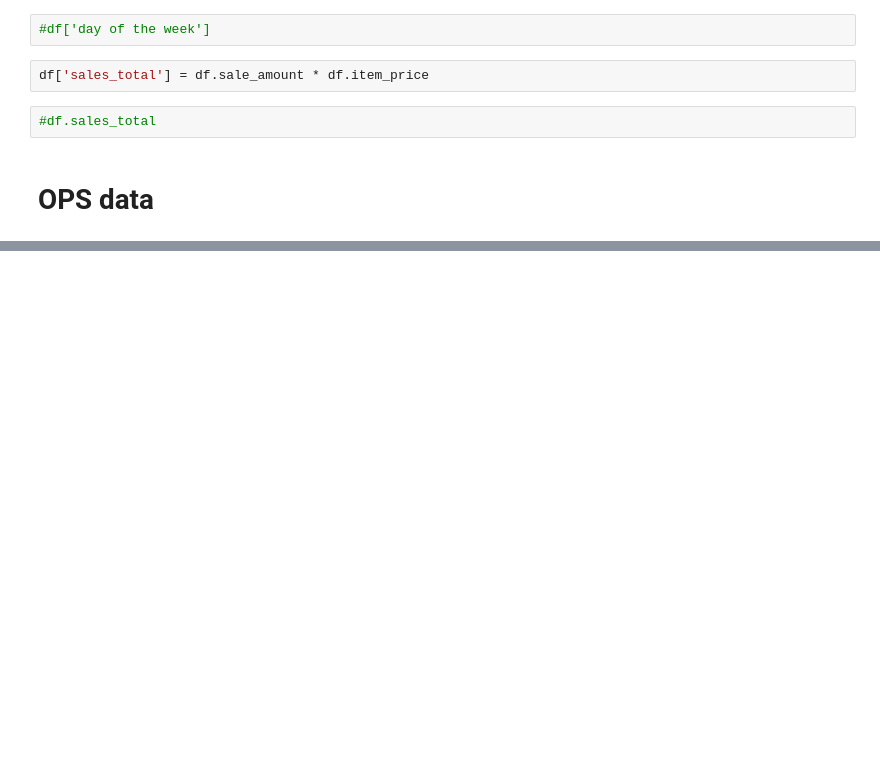
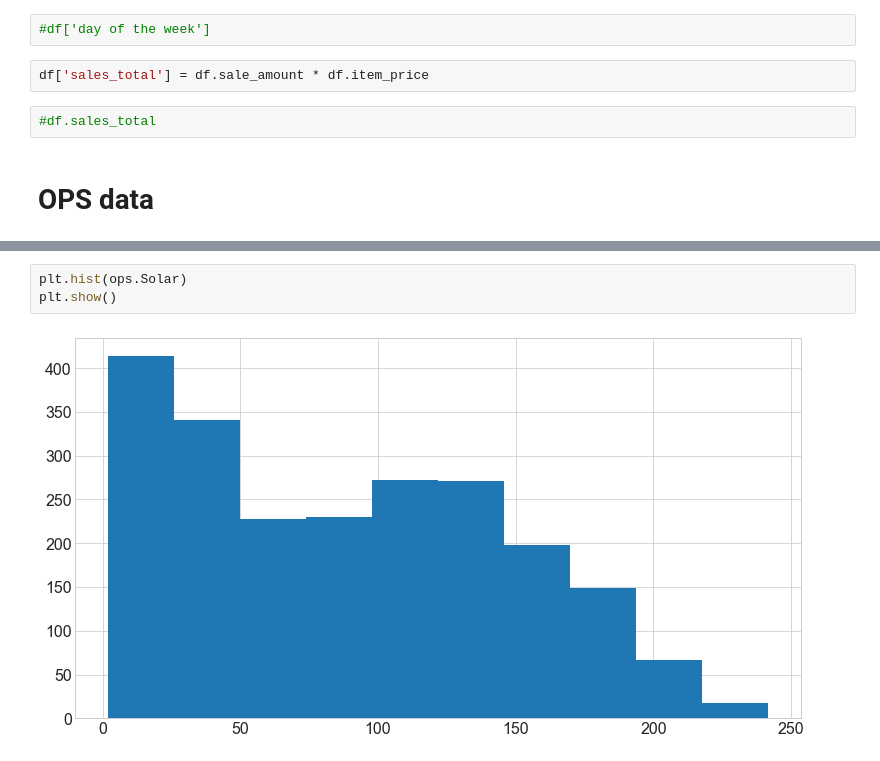
Before and after one commit to Michael-Austin-Mesa/time-series-exercises, a Jupyter notebook: prepare-exercises.ipynb, the cells around one changed output, grey strips where cells are left out. Drawn from its saved outputs; the diff is of its cells as text; blank space fills up the shorter version.

```diff
--- a/prepare-exercises.ipynb
+++ b/prepare-exercises.ipynb
@@ -91,0 +126,5 @@ df['sales_total'] = df.sale_amount * df.item_price
+# %%
+plt.hist(ops.Solar)
+plt.show()
+# %% [output]
+[figure, added]
```
Also changed, not shown: parts of 13 cells of this notebook.
